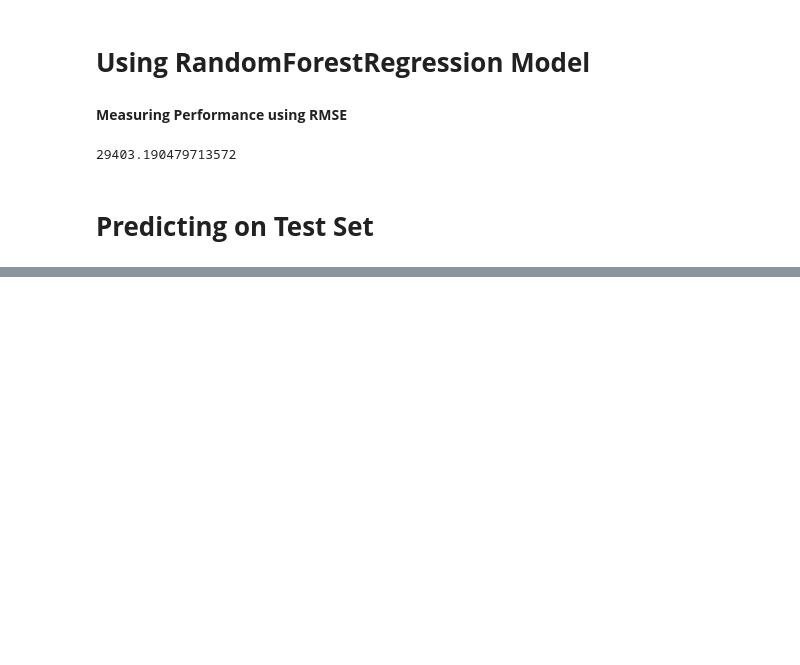
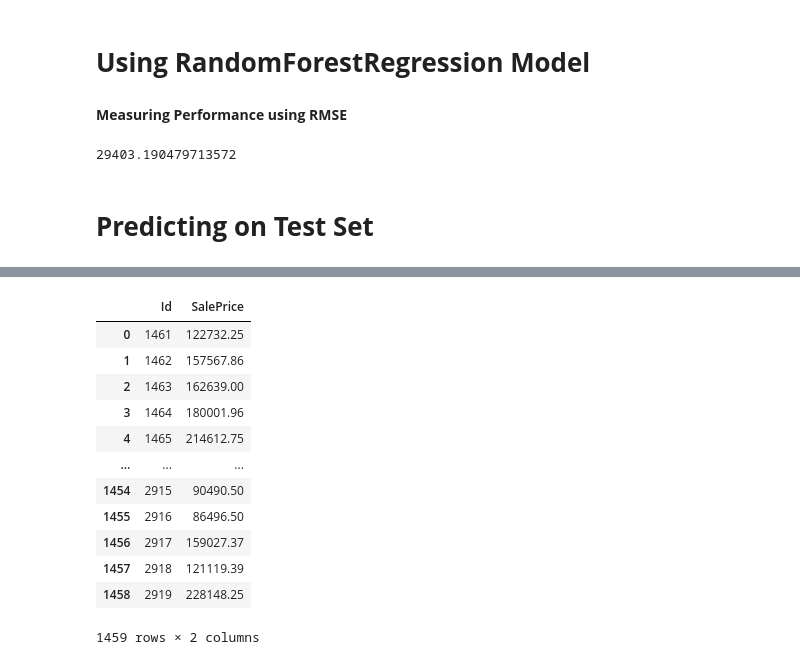
Before and after one commit to akhilesh2009/housing_prices_competition, a Jupyter notebook: housing_prices_competition.ipynb, the cells around one changed output, grey strips where cells are left out. Drawn from its saved outputs; the diff is of its cells as text; code cells hidden in the pictures; blank space fills up the shorter version.

```diff
--- a/housing_prices_competition.ipynb
+++ b/housing_prices_competition.ipynb
@@ -226,0 +292,16 @@ lin_rmse
+# %%
+pd.read_csv("submission.csv")
+# %% [output]
+|  | Id | SalePrice |
+| 0 | 1461 | 122732.25 |
+| 1 | 1462 | 157567.86 |
+| 2 | 1463 | 162639.00 |
+| 3 | 1464 | 180001.96 |
+| 4 | 1465 | 214612.75 |
+| ... | ... | ... |
+| 1454 | 2915 | 90490.50 |
+| 1455 | 2916 | 86496.50 |
+| 1456 | 2917 | 159027.37 |
+| 1457 | 2918 | 121119.39 |
+| 1458 | 2919 | 228148.25 |
+1459 rows × 2 columns
```
Also changed, not shown: parts of 9 cells of this notebook.
